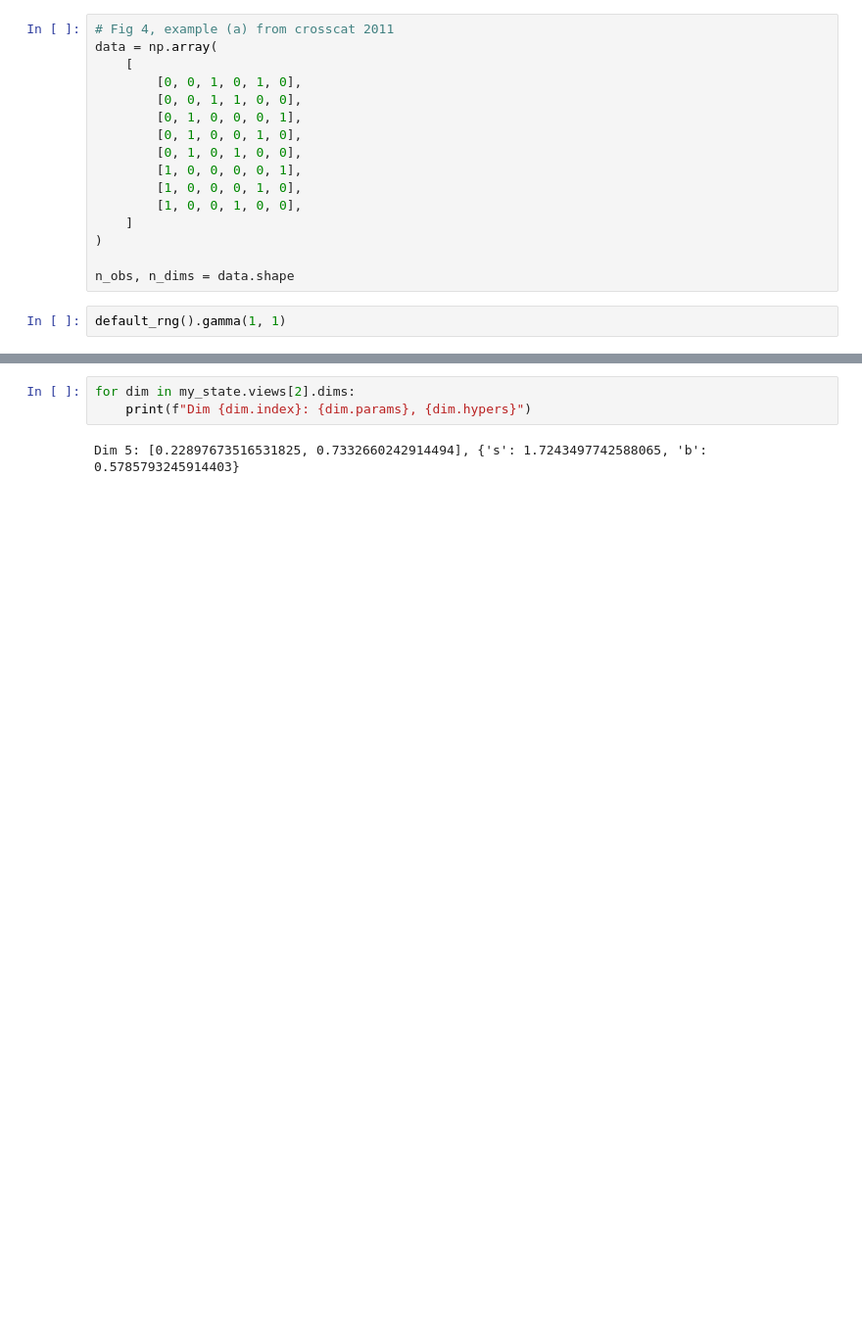
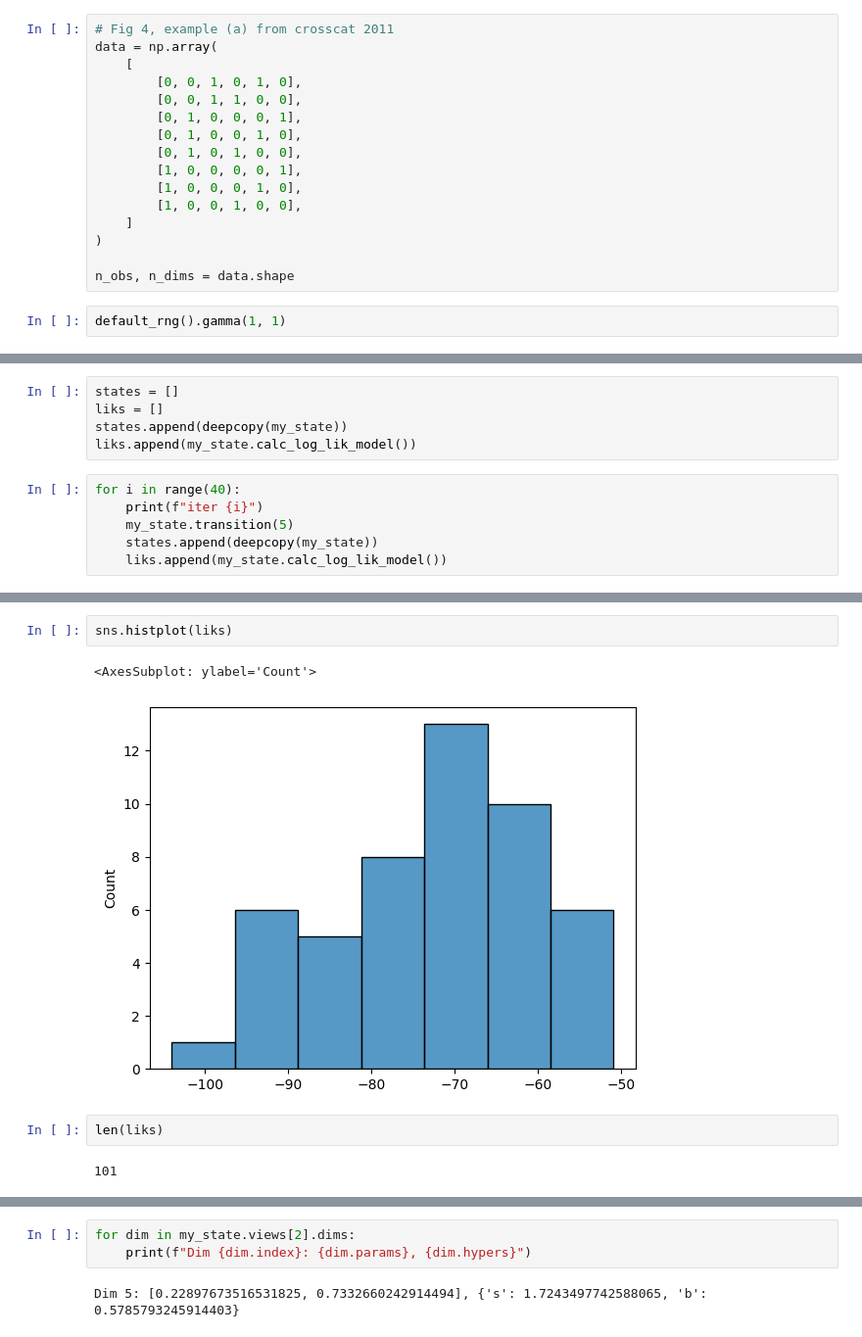
Before and after one commit to amifalk/CrossCat_Beta, a Jupyter notebook: gen_state.ipynb, the cells around one changed output, grey strips where cells are left out. Shown at 98% size. Saved outputs shown, nothing was run; the diff lists cells and outputs as text; blank space fills up the shorter version.

Commit message:
likelihood calc

```diff
--- a/gen_state.ipynb
+++ b/gen_state.ipynb
@@ -90,0 +79,11 @@ sweep 100/100
+# %%
+states = []
+liks = []
+states.append(deepcopy(my_state))
+liks.append(my_state.calc_log_lik_model())
+# %%
+for i in range(40):
+    print(f"iter {i}")
+    my_state.transition(5)
+    states.append(deepcopy(my_state))
+    liks.append(my_state.calc_log_lik_model())
@@ -90,0 +108,9 @@ sweep 100/100
+# %%
+sns.histplot(liks)
+# %% [output]
+<AxesSubplot: ylabel='Count'>
+[figure, added]
+# %%
+len(liks)
+# %% [output]
+101
```
Also changed, not shown: parts of 8 cells of this notebook, 1 other file.
